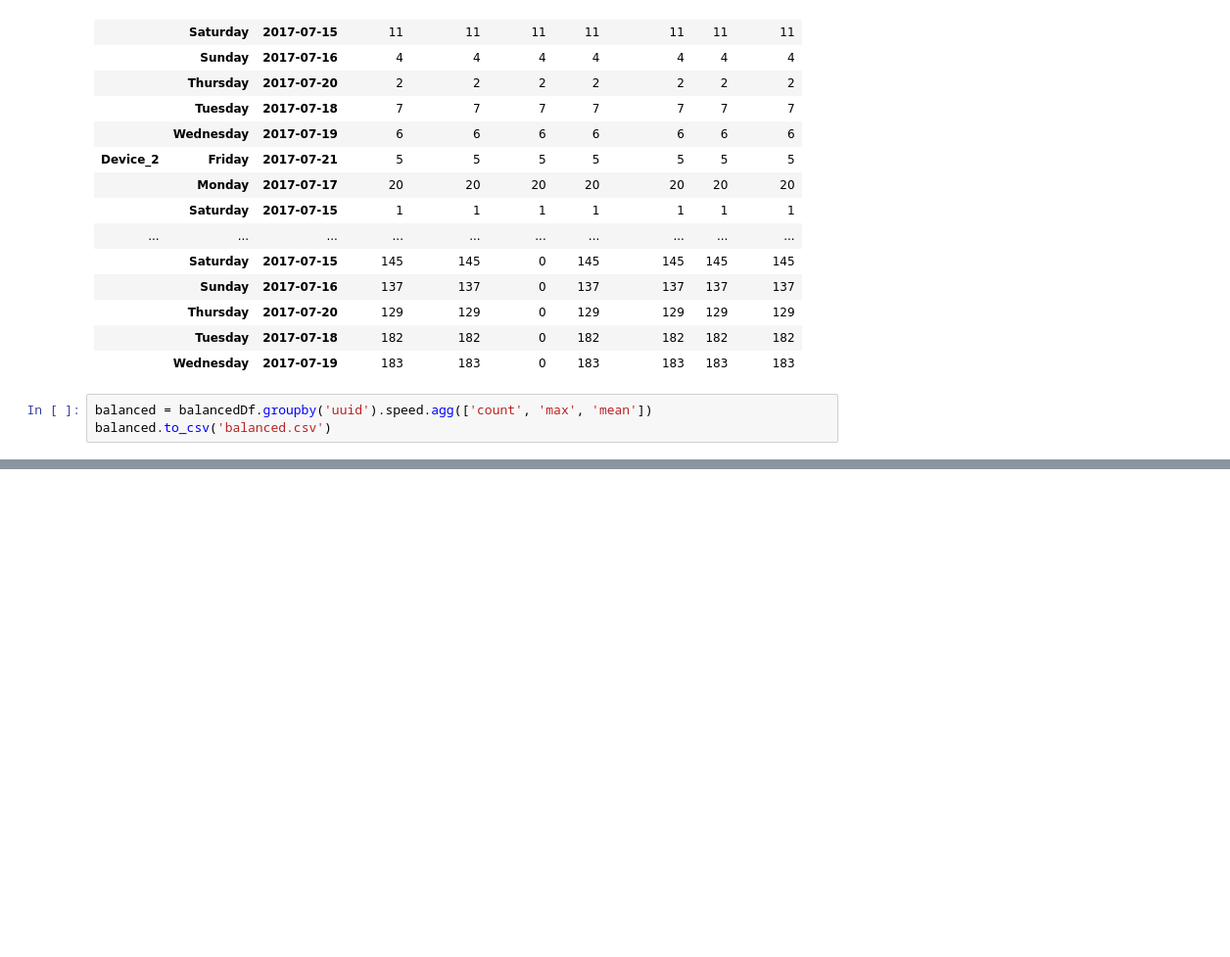
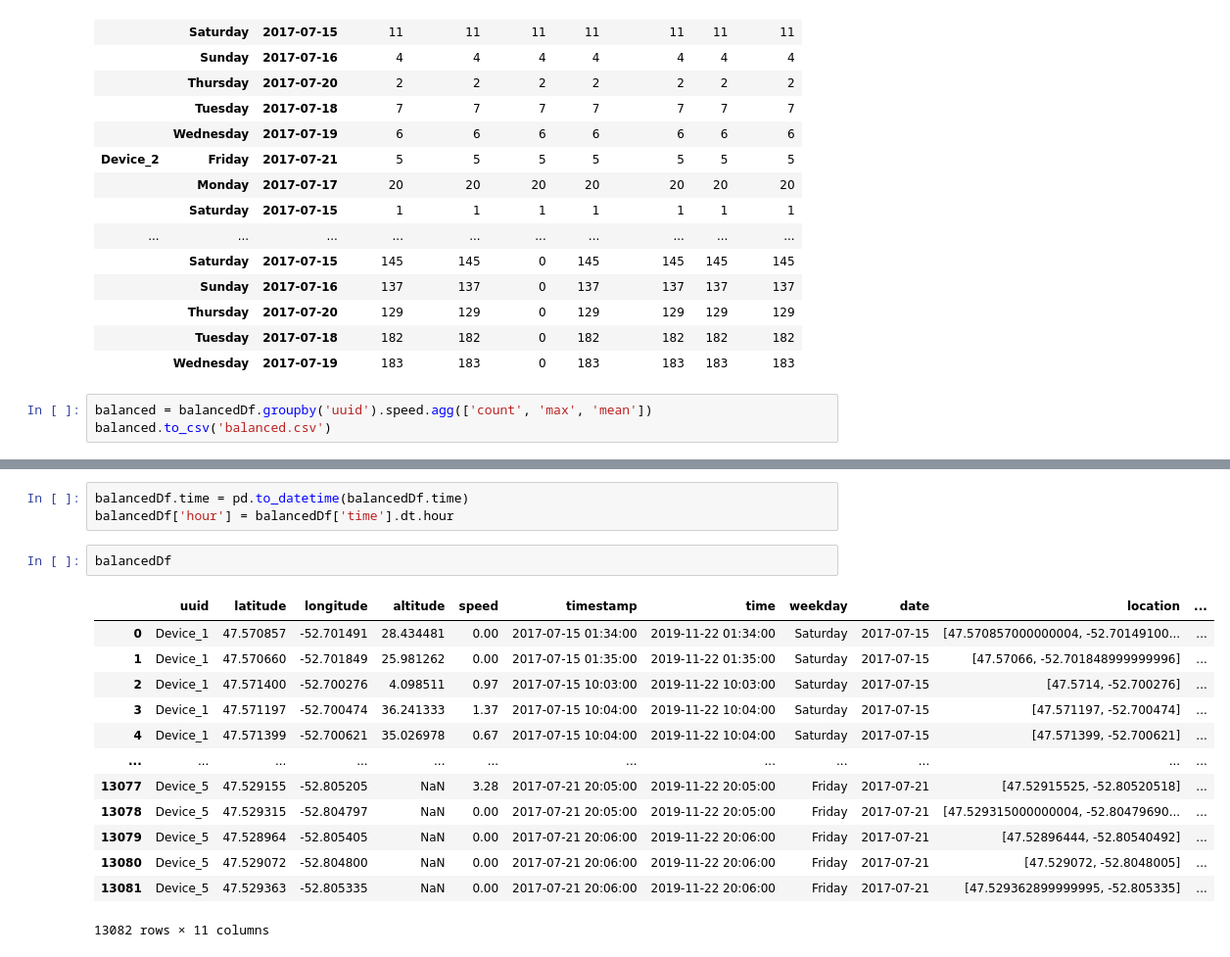
Before and after one commit to souravskr/datascience, a Jupyter notebook: Data/Data_Cleaning/dataCleaning.ipynb, the cells around one changed output, grey strips where cells are left out. Shown: that part at 98% size. Cells and saved outputs as stored; diff of their text form; blank space fills up the shorter version.

```diff
--- a/Data/Data_Cleaning/dataCleaning.ipynb
+++ b/Data/Data_Cleaning/dataCleaning.ipynb
@@ -359,0 +378,19 @@ balanced.to_csv('balanced.csv')
+# %%
+balancedDf.time = pd.to_datetime(balancedDf.time)
+balancedDf['hour'] = balancedDf['time'].dt.hour
+# %%
+balancedDf
+# %% [output]
+|  | uuid | latitude | longitude | altitude | speed | timestamp | time | weekday | date | location | ... |
+| 0 | Device_1 | 47.570857 | -52.701491 | 28.434481 | 0.00 | 2017-07-15 01:34:00 | 2019-11-22 01:34:00 | Saturday | 2017-07-15 | [47.570857000000004, -52.70149100... | ... |
+| 1 | Device_1 | 47.570660 | -52.701849 | 25.981262 | 0.00 | 2017-07-15 01:35:00 | 2019-11-22 01:35:00 | Saturday | 2017-07-15 | [47.57066, -52.701848999999996] | ... |
+| 2 | Device_1 | 47.571400 | -52.700276 | 4.098511 | 0.97 | 2017-07-15 10:03:00 | 2019-11-22 10:03:00 | Saturday | 2017-07-15 | [47.5714, -52.700276] | ... |
+| 3 | Device_1 | 47.571197 | -52.700474 | 36.241333 | 1.37 | 2017-07-15 10:04:00 | 2019-11-22 10:04:00 | Saturday | 2017-07-15 | [47.571197, -52.700474] | ... |
+| 4 | Device_1 | 47.571399 | -52.700621 | 35.026978 | 0.67 | 2017-07-15 10:04:00 | 2019-11-22 10:04:00 | Saturday | 2017-07-15 | [47.571399, -52.700621] | ... |
+| ... | ... | ... | ... | ... | ... | ... | ... | ... | ... | ... | ... |
+| 13077 | Device_5 | 47.529155 | -52.805205 | NaN | 3.28 | 2017-07-21 20:05:00 | 2019-11-22 20:05:00 | Friday | 2017-07-21 | [47.52915525, -52.80520518] | ... |
+| 13078 | Device_5 | 47.529315 | -52.804797 | NaN | 0.00 | 2017-07-21 20:05:00 | 2019-11-22 20:05:00 | Friday | 2017-07-21 | [47.529315000000004, -52.80479690... | ... |
+| 13079 | Device_5 | 47.528964 | -52.805405 | NaN | 0.00 | 2017-07-21 20:06:00 | 2019-11-22 20:06:00 | Friday | 2017-07-21 | [47.52896444, -52.80540492] | ... |
+| 13080 | Device_5 | 47.529072 | -52.804800 | NaN | 0.00 | 2017-07-21 20:06:00 | 2019-11-22 20:06:00 | Friday | 2017-07-21 | [47.529072, -52.8048005] | ... |
+| 13081 | Device_5 | 47.529363 | -52.805335 | NaN | 0.00 | 2017-07-21 20:06:00 | 2019-11-22 20:06:00 | Friday | 2017-07-21 | [47.529362899999995, -52.805335] | ... |
+13082 rows × 11 columns
```
Also changed, not shown: parts of 11 cells of this notebook, 24 other files.
